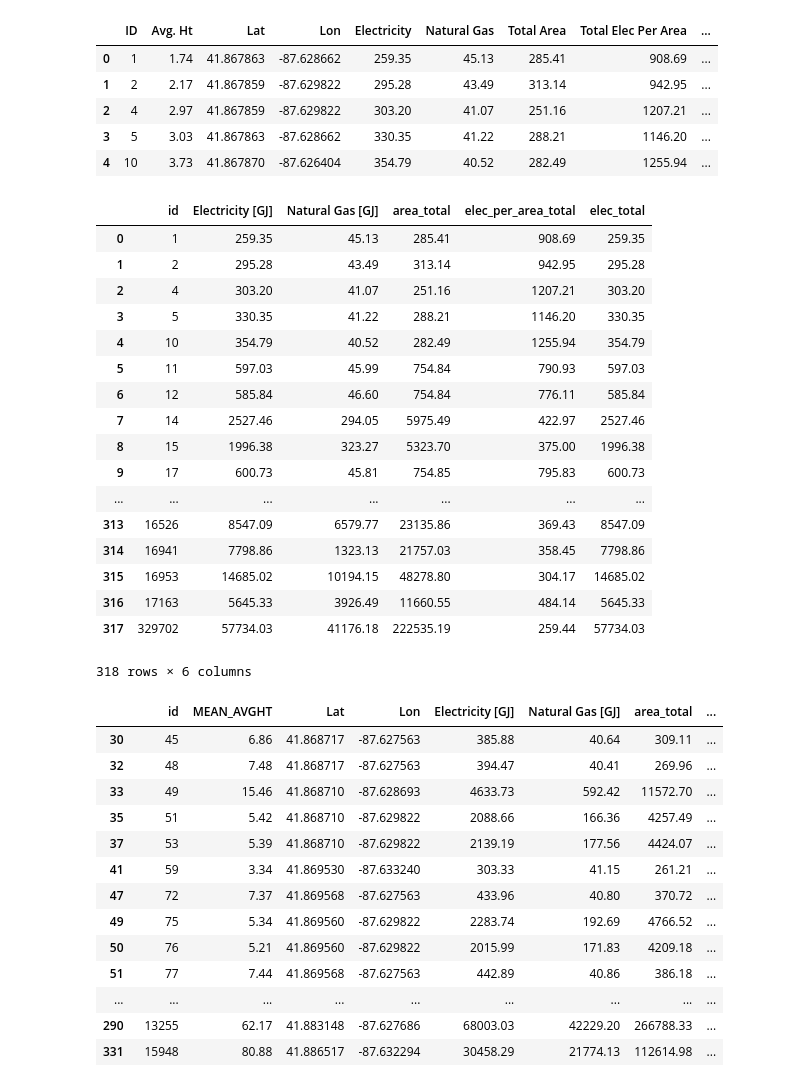
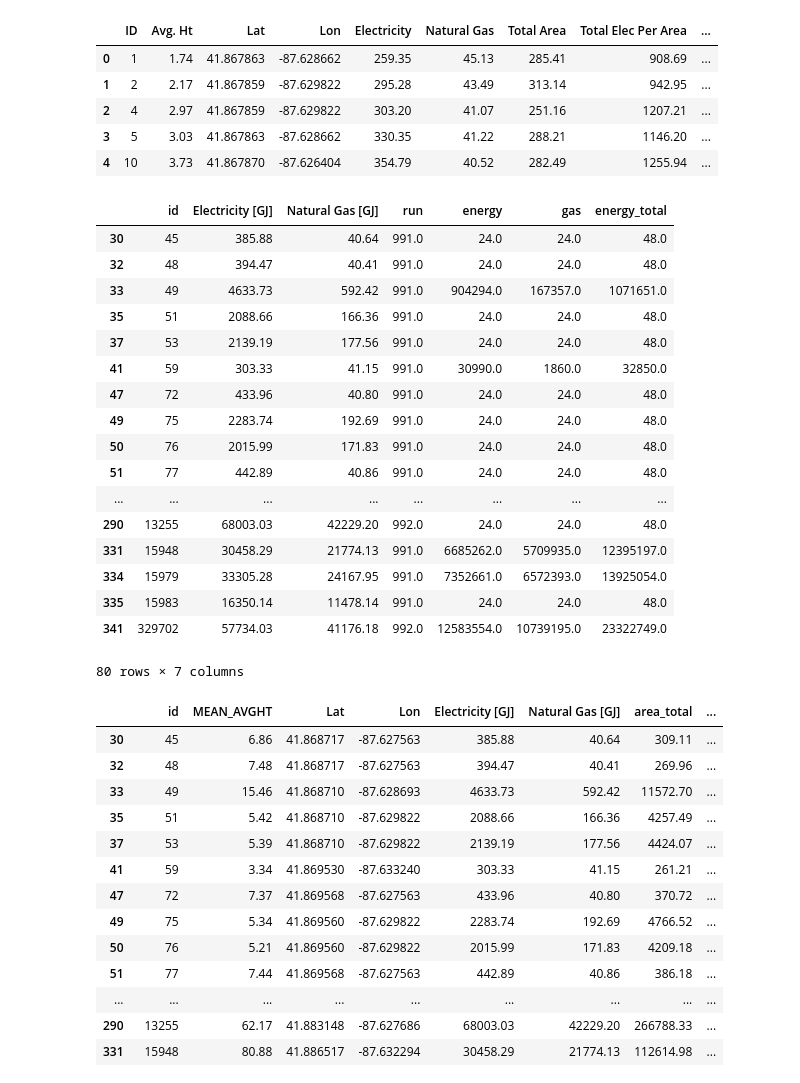
Before and after one commit to brilerner/SMC-2020, a Jupyter notebook: code/MORPH AREAS.ipynb, the cells around one changed output. Drawn from its saved outputs; the diff is of its cells as text; code cells hidden in the pictures.

```diff
--- a/code/MORPH AREAS.ipynb
+++ b/code/MORPH AREAS.ipynb
@@ -193,27 +240,29 @@ main_output.head()
 # %%
 main_output.to_csv('temp/main_output.csv', index=False)
 output.to_csv('temp/total_output.csv', index=False)
-# %%
-mdf
-# %% [output]
-|  | id | Electricity [GJ] | Natural Gas [GJ] | area_total | elec_per_area_total | elec_total |
-| 0 | 1 | 259.35 | 45.13 | 285.41 | 908.69 | 259.35 |
-| 1 | 2 | 295.28 | 43.49 | 313.14 | 942.95 | 295.28 |
-| 2 | 4 | 303.20 | 41.07 | 251.16 | 1207.21 | 303.20 |
-| 3 | 5 | 330.35 | 41.22 | 288.21 | 1146.20 | 330.35 |
-| 4 | 10 | 354.79 | 40.52 | 282.49 | 1255.94 | 354.79 |
-| 5 | 11 | 597.03 | 45.99 | 754.84 | 790.93 | 597.03 |
-| 6 | 12 | 585.84 | 46.60 | 754.84 | 776.11 | 585.84 |
-| 7 | 14 | 2527.46 | 294.05 | 5975.49 | 422.97 | 2527.46 |
-| 8 | 15 | 1996.38 | 323.27 | 5323.70 | 375.00 | 1996.38 |
-| 9 | 17 | 600.73 | 45.81 | 754.85 | 795.83 | 600.73 |
-| ... | ... | ... | ... | ... | ... | ... |
-| 313 | 16526 | 8547.09 | 6579.77 | 23135.86 | 369.43 | 8547.09 |
-| 314 | 16941 | 7798.86 | 1323.13 | 21757.03 | 358.45 | 7798.86 |
-| 315 | 16953 | 14685.02 | 10194.15 | 48278.80 | 304.17 | 14685.02 |
-| 316 | 17163 | 5645.33 | 3926.49 | 11660.55 | 484.14 | 5645.33 |
-| 317 | 329702 | 57734.03 | 41176.18 | 222535.19 | 259.44 | 57734.03 |
-318 rows × 6 columns
+# %%
+output.dropna()[ ['id', 'Electricity [GJ]',
+       'Natural Gas [GJ]',
+       'run', 'energy', 'gas', 'energy_total']]
+# %% [output]
+|  | id | Electricity [GJ] | Natural Gas [GJ] | run | energy | gas | energy_total |
+| 30 | 45 | 385.88 | 40.64 | 991.0 | 24.0 | 24.0 | 48.0 |
+| 32 | 48 | 394.47 | 40.41 | 991.0 | 24.0 | 24.0 | 48.0 |
+| 33 | 49 | 4633.73 | 592.42 | 991.0 | 904294.0 | 167357.0 | 1071651.0 |
+| 35 | 51 | 2088.66 | 166.36 | 991.0 | 24.0 | 24.0 | 48.0 |
+| 37 | 53 | 2139.19 | 177.56 | 991.0 | 24.0 | 24.0 | 48.0 |
+| 41 | 59 | 303.33 | 41.15 | 991.0 | 30990.0 | 1860.0 | 32850.0 |
+| 47 | 72 | 433.96 | 40.80 | 991.0 | 24.0 | 24.0 | 48.0 |
+| 49 | 75 | 2283.74 | 192.69 | 991.0 | 24.0 | 24.0 | 48.0 |
+| 50 | 76 | 2015.99 | 171.83 | 991.0 | 24.0 | 24.0 | 48.0 |
+| 51 | 77 | 442.89 | 40.86 | 991.0 | 24.0 | 24.0 | 48.0 |
+| ... | ... | ... | ... | ... | ... | ... | ... |
+| 290 | 13255 | 68003.03 | 42229.20 | 992.0 | 24.0 | 24.0 | 48.0 |
+| 331 | 15948 | 30458.29 | 21774.13 | 991.0 | 6685262.0 | 5709935.0 | 12395197.0 |
+| 334 | 15979 | 33305.28 | 24167.95 | 991.0 | 7352661.0 | 6572393.0 | 13925054.0 |
+| 335 | 15983 | 16350.14 | 11478.14 | 991.0 | 24.0 | 24.0 | 48.0 |
+| 341 | 329702 | 57734.03 | 41176.18 | 992.0 | 12583554.0 | 10739195.0 | 23322749.0 |
+80 rows × 7 columns
 # %%
 output.dropna()
 # %% [output]
```
Also changed, not shown: parts of 10 cells of this notebook, 4 other files.
